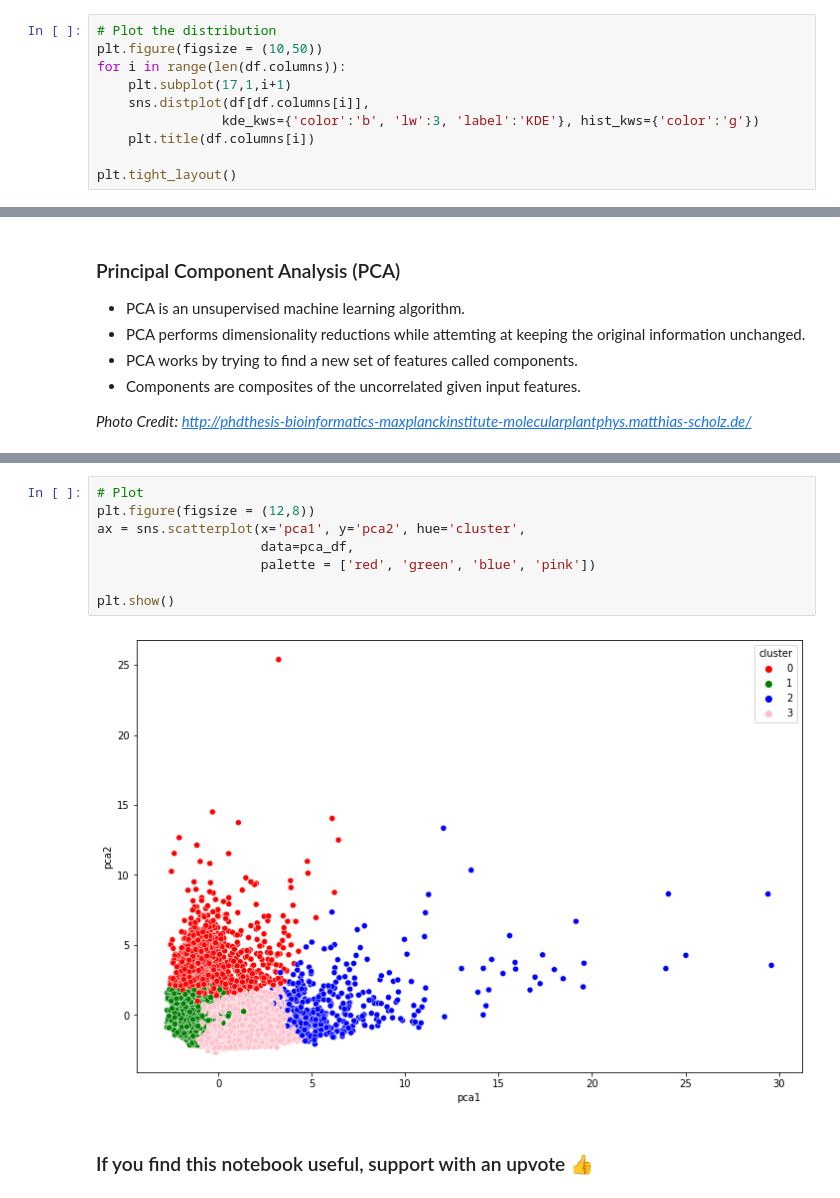
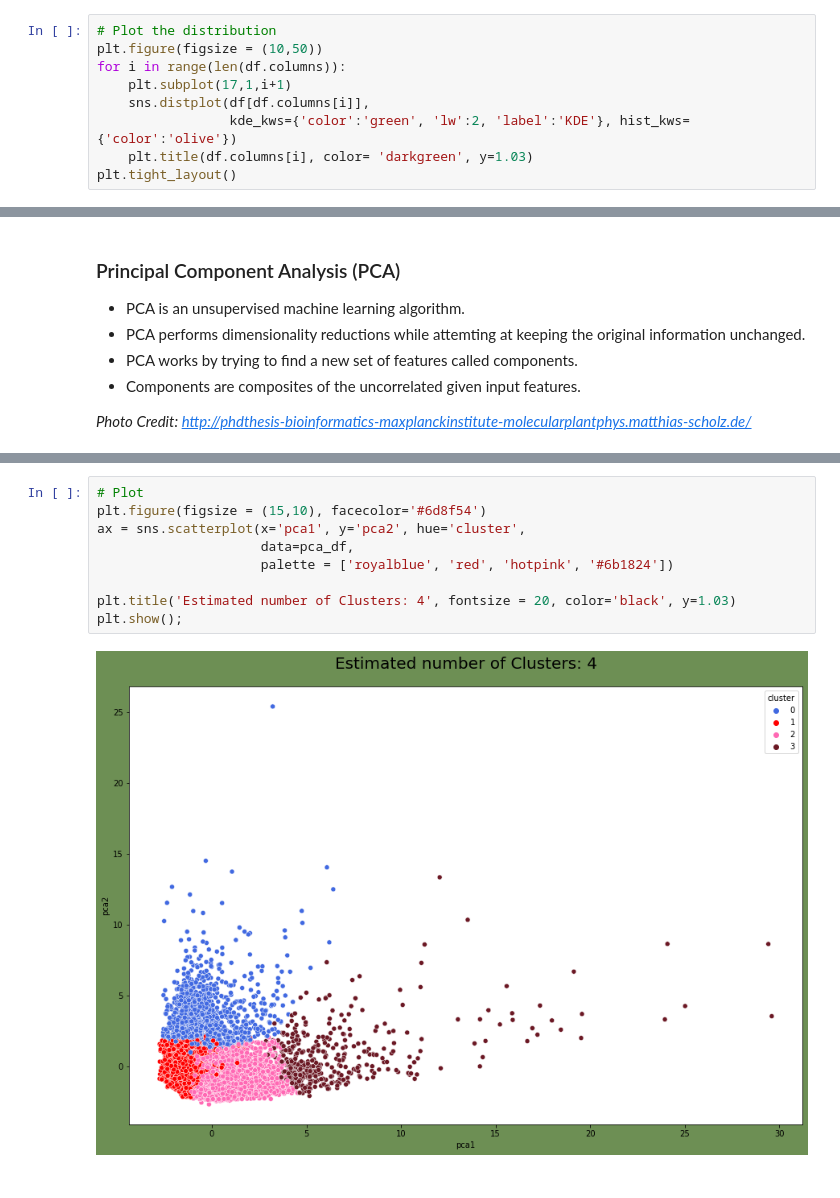
Before and after one commit to vainero/Customers-Segmentation-Clastering-KMeans, a Jupyter notebook: customers-segmentation.ipynb, the cells around one changed output, grey strips where cells are left out. Cells and saved outputs as stored; diff of their text form.

Commit message:
Kaggle Notebook | Customers segmentation | Version 6

```diff
--- a/customers-segmentation.ipynb
+++ b/customers-segmentation.ipynb
@@ -231,8 +247,7 @@ plt.figure(figsize = (10,50))
 for i in range(len(df.columns)):
     plt.subplot(17,1,i+1)
     sns.distplot(df[df.columns[i]],
-                kde_kws={'color':'b', 'lw':3, 'label':'KDE'}, hist_kws={'color':'g'})
-    plt.title(df.columns[i])
-
+                 kde_kws={'color':'green', 'lw':2, 'label':'KDE'}, hist_kws={'color':'olive'})
+    plt.title(df.columns[i], color= 'darkgreen', y=1.03)
 plt.tight_layout()
 # %% [output]
@@ -459,12 +478,11 @@ pca_df.head()
 # %%
 # Plot
-plt.figure(figsize = (12,8))
+plt.figure(figsize = (15,10), facecolor='#6d8f54')
 ax = sns.scatterplot(x='pca1', y='pca2', hue='cluster',
                      data=pca_df,
-                     palette = ['red', 'green', 'blue', 'pink'])
+                     palette = ['royalblue', 'red', 'hotpink', '#6b1824'])
 
-plt.show()
+plt.title('Estimated number of Clusters: 4', fontsize = 20, color='black', y=1.03)
+plt.show();
 # %% [output]
-[figure, old version]
+[figure, new version]
-# %% [markdown]
-### If you find this notebook useful, support with an upvote 👍
```
Also changed, not shown: parts of 37 cells of this notebook.
